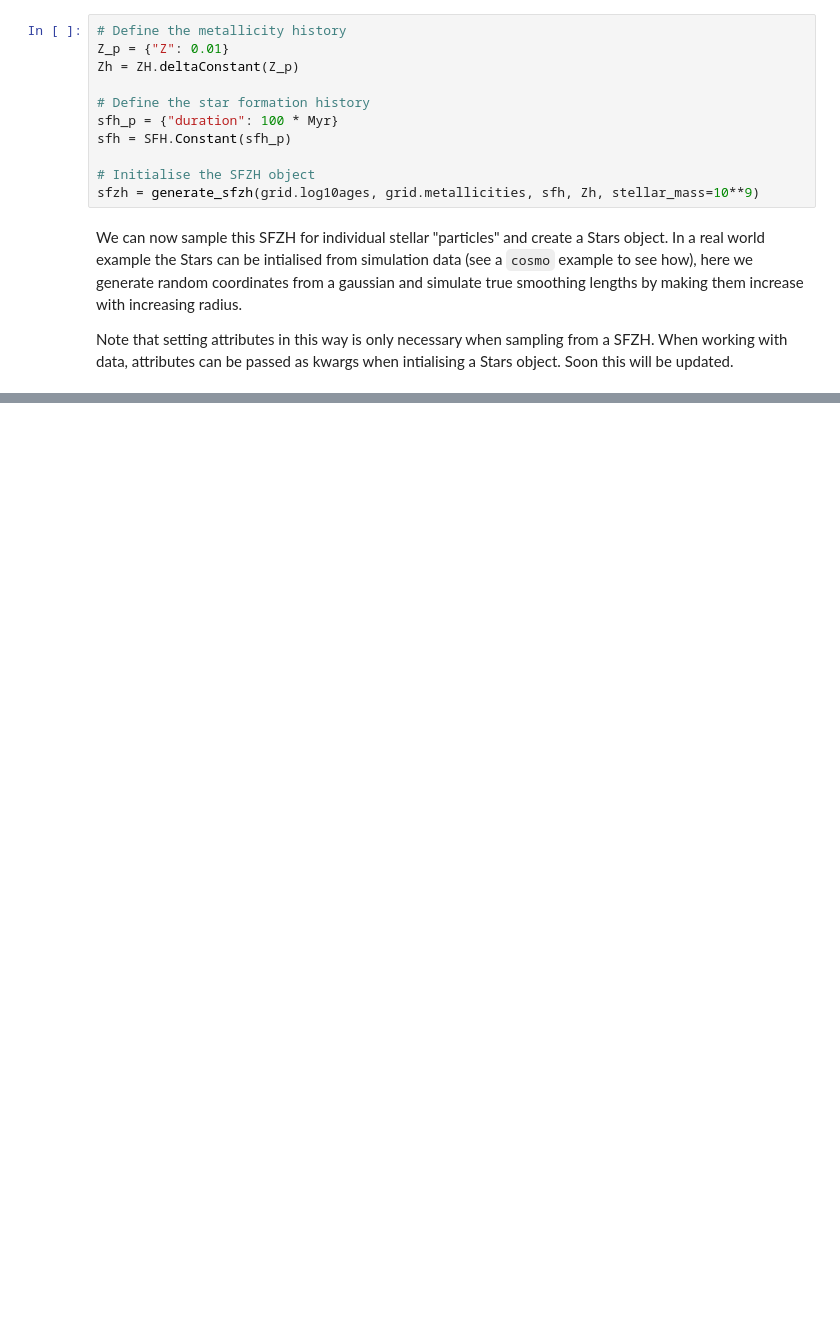
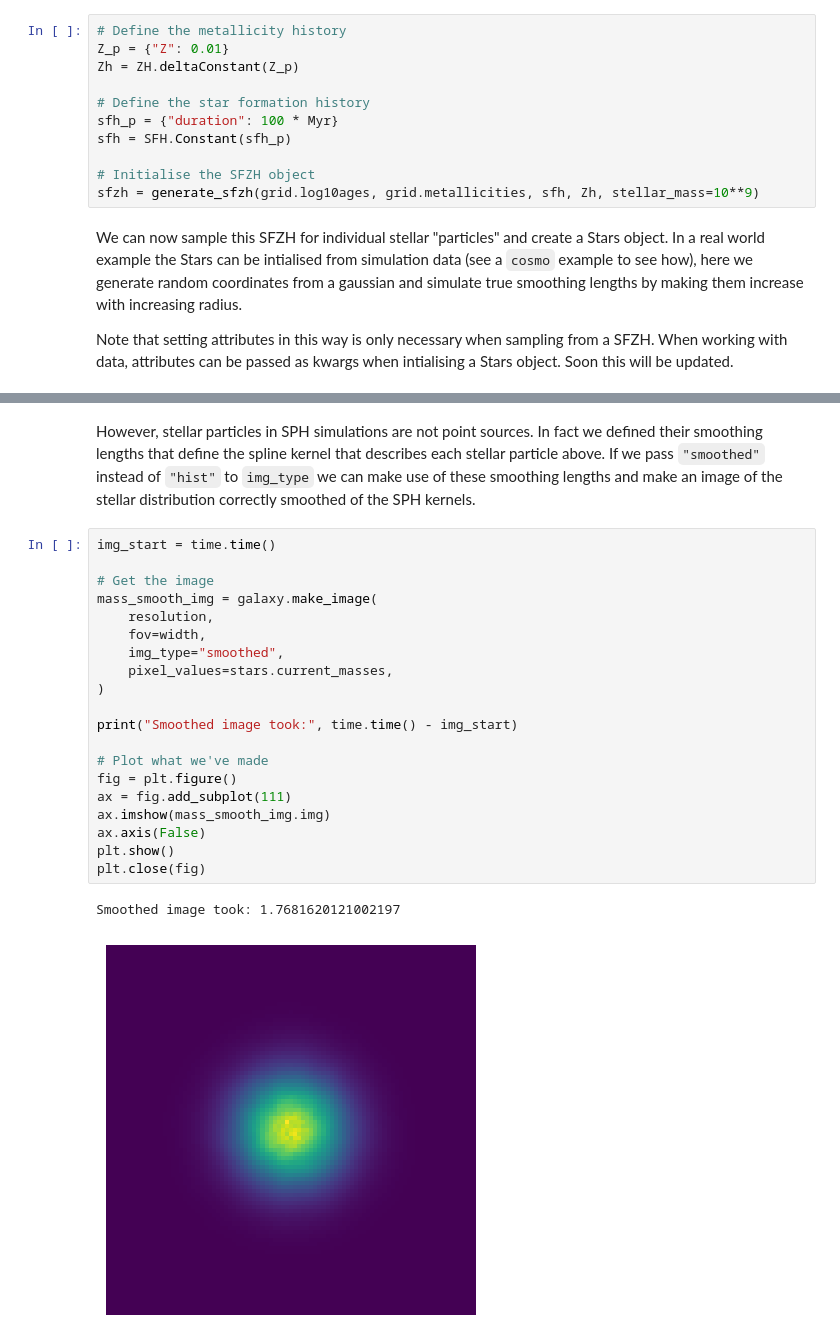
Before and after one commit to WillJRoper/synthesizer-history_change, a Jupyter notebook: docs/source/Imaging/Particle_Imaging.ipynb, the cells around one changed output, grey strips where cells are left out. Saved outputs shown, nothing was run; the diff lists cells and outputs as text; blank space fills up the shorter version.

```diff
--- a/docs/source/Imaging/Particle_Imaging.ipynb
+++ b/docs/source/Imaging/Particle_Imaging.ipynb
@@ -119,0 +193,25 @@ print("Stars created, took:", time.time() - stars_start)
+# %% [markdown]
+However, stellar particles in SPH simulations are not point sources. In fact we defined their smoothing lengths that define the spline kernel that describes each stellar particle above. If we pass `"smoothed"` instead of `"hist"` to `img_type` we can make use of these smoothing lengths and make an image of the stellar distribution correctly smoothed of the SPH kernels.
+# %%
+img_start = time.time()
+
+# Get the image
+mass_smooth_img = galaxy.make_image(
+    resolution,
+    fov=width,
+    img_type="smoothed",
+    pixel_values=stars.current_masses,
+)
+
+print("Smoothed image took:", time.time() - img_start)
+
+# Plot what we've made
+fig = plt.figure()
+ax = fig.add_subplot(111)
+ax.imshow(mass_smooth_img.img)
+ax.axis(False)
+plt.show()
+plt.close(fig)
+# %% [output]
+Smoothed image took: 1.7681620121002197
+[figure, added]
```
Also changed, not shown: parts of 31 cells of this notebook.
